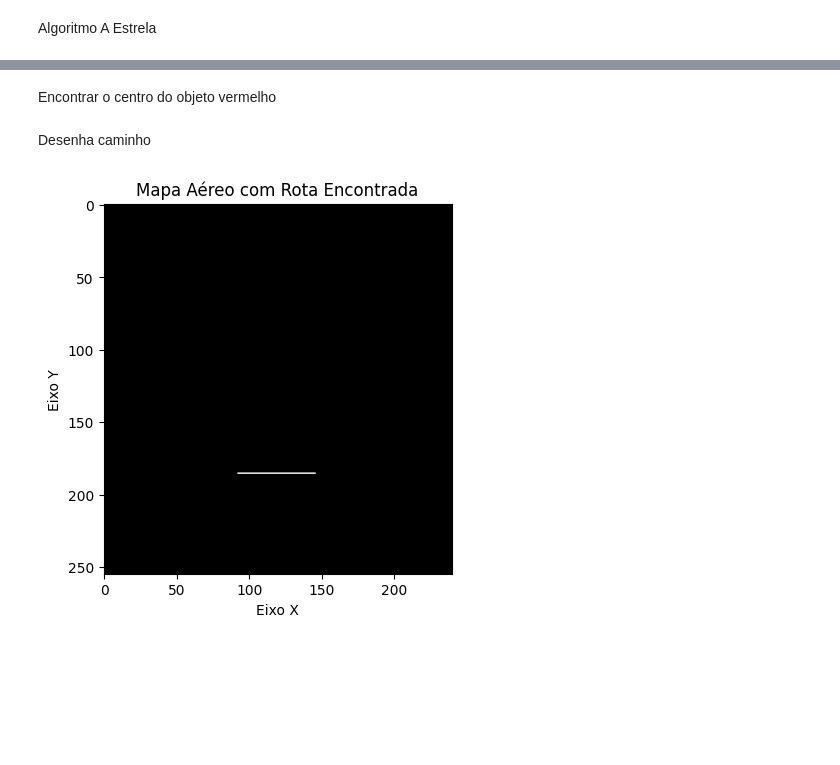
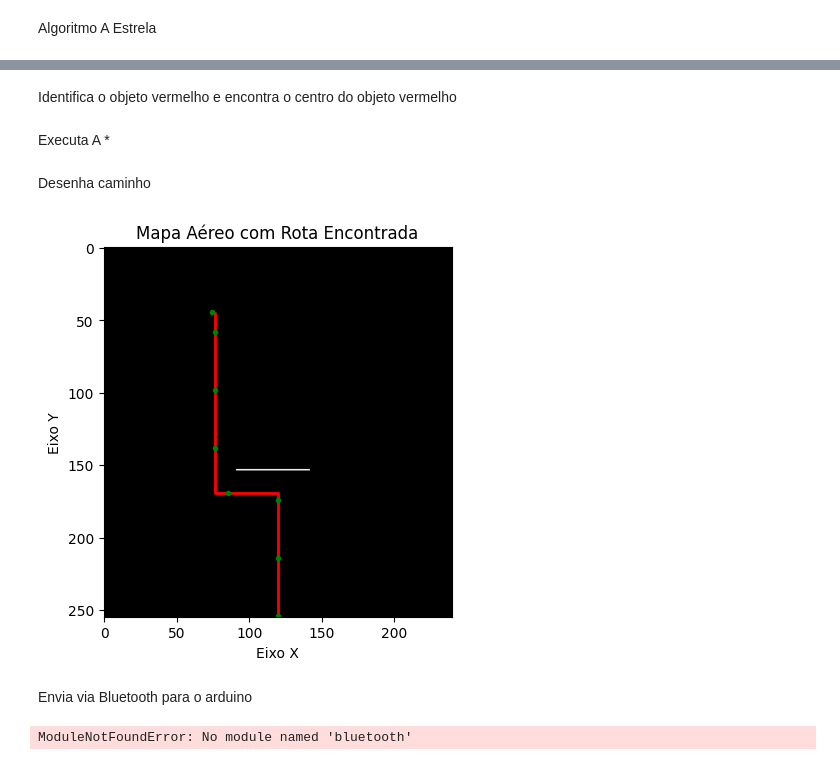
Before and after one commit to anderson-silva21/TCC-autoRoute, a Jupyter notebook: system/main.ipynb, the cells around one changed output, grey strips where cells are left out. Saved outputs shown, nothing was run; the diff lists cells and outputs as text; code cells hidden in the pictures; blank space fills up the shorter version.

Commit message:
faltando apenas arrumar o bluetooth

```diff
--- a/system/main.ipynb
+++ b/system/main.ipynb
@@ -210,11 +210,9 @@ Carrega o mapa aereo
 aereoMap = cv2.imread('mapa_aereoDois.png', cv2.IMREAD_GRAYSCALE)
 # %%
 # dilatação dos obstáculos
-kernel = np.ones((200, 200), np.uint8)
+kernel = np.ones((30, 30), np.uint8)
 img_dilated = cv2.dilate(aereoMap, kernel, iterations=1)
 
 # centro da base do eixo X
 start_node = (aereoMap.shape[0] - 1, aereoMap.shape[1] // 2)
-
-# destino
-goal_node = (50, 800)
+start_node
@@ -287,8 +273,29 @@ mask = cv2.inRange(hsv_img, lower_red, upper_red)
 # %% [markdown]
-Encontrar o centro do objeto vermelho
+Identifica o objeto vermelho e encontra o centro do objeto vermelho
 # %%
-# contornos na máscara
+image_path = 'uploads/uploaded_image.png'
+
+# Lê a imagem
+imgColor = cv2.imread(image_path)
+
+# Converte a imagem em HSV
+hsv_img = cv2.cvtColor(imgColor, cv2.COLOR_BGR2HSV)
+
+# Ajusta o componente H (Matiz) em HSV
+hsv_img[:, :, 0] = (hsv_img[:, :, 0] + 20) % 180
+
+# Define os limites para o vermelho em HSV
+lower_red = np.array([15, 120, 120])
+upper_red = np.array([25, 255, 255])
+
+# Cria uma máscara para pixels vermelhos
+mask = cv2.inRange(hsv_img, lower_red, upper_red)
+
+# Encontra os contornos na máscara
 contours, _ = cv2.findContours(mask, cv2.RETR_EXTERNAL, cv2.CHAIN_APPROX_SIMPLE)
+
+# Inicializa as coordenadas do centro do objeto vermelho
+center_x, center_y = -1, -1
 
 # Encontra o maior contorno
 if len(contours) > 0:
@@ -299,11 +306,11 @@ if len(contours) > 0:
     if M["m00"] != 0:
         center_x = int(M["m10"] / M["m00"])
         center_y = int(M["m01"] / M["m00"])
-    else:
-        center_x, center_y = -1, -1
 
-    if center_x != -1 and center_y != -1:
-        goal_node = (center_y, center_x)
+# Define o objetivo como um par (y, x) das coordenadas do centro
+goal_node = (center_y, center_x)
+# %% [markdown]
+Executa A *
 # %%
 path = astar(img_dilated, start_node, goal_node)
 # %% [markdown]
@@ -311,18 +318,55 @@ Desenha caminho
 # %%
 if path:
     path_points = np.array(path)
 
     plt.plot(path_points[:, 1], path_points[:, 0], 'r-', linewidth=2)
 
-    n = 70
+    n = 40
     selected_points = path_points[::n]
+    selected_points = np.append(selected_points, [path_points[-1]], axis=0) #desenha um ponto no final do path
 
     plt.plot(selected_points[:, 1], selected_points[:, 0], 'go', markersize=3)
 
 plt.imshow(aereoMap, cmap='gray')
 plt.title('Mapa Aéreo com Rota Encontrada')
 plt.xlabel('Eixo X')
 plt.ylabel('Eixo Y')
 plt.show()
 # %% [output]
-[figure, old version]
+[figure, new version]
+# %% [markdown]
+Envia via Bluetooth para o arduino
+# %%
+"""
+
+import bluetooth
+
+def enviar_dados_via_bluetooth(destino, dados):
+    try:
+        sock = bluetooth.BluetoothSocket(bluetooth.RFCOMM)
+        sock.connect((destino, 1))
+
+        sock.send(dados)
+
+        sock.close()
+        print("Dados enviados com sucesso via Bluetooth.")
+    except Exception as e:
+        print(f"Erro ao enviar dados via Bluetooth: {e}")
+
+endereco_destino = 'XX:XX:XX:XX:XX:XX'   #Endereço MAC do dispositivo Bluetooth
+
+selected_points = np.array(selected_points)
+
+if selected_points is not None and len(selected_points) > 0:
+
+    plt.plot(selected_points[:, 1], selected_points[:, 0], 'go', markersize=3)
+    plt.show()
+
+    dados_a_enviar = ",".join([f"{x},{y}" for x, y in selected_points])# Converte os pontos selecionados em uma string para envio via Bluetooth
+
+    enviar_dados_via_bluetooth(endereco_destino, dados_a_enviar)
+else:
+    print("Nenhum ponto selecionado para enviar via Bluetooth.")
+"""
+# %% [output]
+ModuleNotFoundError: No module named 'bluetooth'
```
Also changed, not shown: parts of 5 cells of this notebook.
